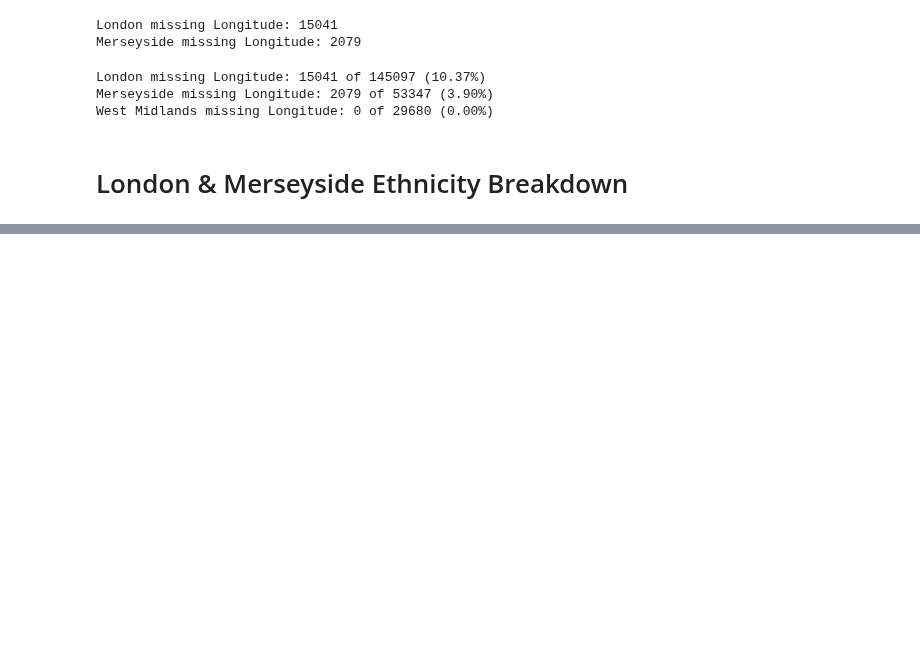
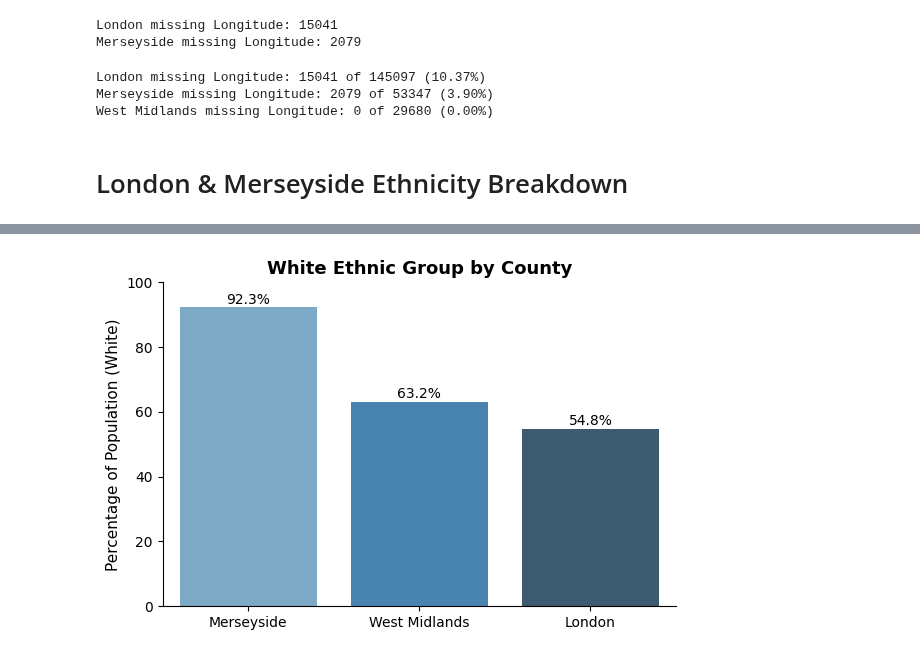
Before and after one commit to KofiBartonByfield/Dissertation, a Jupyter notebook: Code/Data Collection/pre_analysis.ipynb, the cells around one changed output, grey strips where cells are left out. Cells and saved outputs as stored; diff of their text form; code cells hidden in the pictures; blank space fills up the shorter version.

```diff
--- a/Code/Data Collection/pre_analysis.ipynb
+++ b/Code/Data Collection/pre_analysis.ipynb
@@ -294,0 +489,40 @@ West Midlands missing Longitude: 0 of 29680 (0.00%)
+# %%
+import matplotlib.pyplot as plt
+import seaborn as sns
+
+# Group by County and calculate mean percentage of White ethnic group
+composition_df = ethnicity_data.groupby('County')['Ethnic group: White'].mean().reset_index()
+
+# Sort by value if you want the bars in descending order
+composition_df = composition_df.sort_values(by='Ethnic group: White', ascending=False)
+
+# Plot
+plt.figure(figsize=(6, 4))
+ax = sns.barplot(
+    data=composition_df,
+    x='County',
+    y='Ethnic group: White',
+    hue='County',
+    palette='Blues_d',
+    legend=False
+)
+
+# Labels and title
+plt.ylabel("Percentage of Population (White)", fontsize=11)
+plt.xlabel("")
+plt.title("White Ethnic Group by County", fontsize=13, weight='bold')
+
+# Add percentage labels above bars
+for i, v in enumerate(composition_df['Ethnic group: White']):
+    ax.text(i, v + 1, f"{v:.1f}%", ha='center', fontsize=10, color='black')
+
+plt.ylim(0, 100)
+
+# Keep left and bottom spines, remove top and right
+sns.despine(top=True, right=True)
+sns.set_theme(style="whitegrid")  # or "ticks" for light ticks
+
+plt.tight_layout()
+plt.show()
+# %% [output]
+[figure, added]
```
Also changed, not shown: parts of 10 cells of this notebook, 4 other files.
